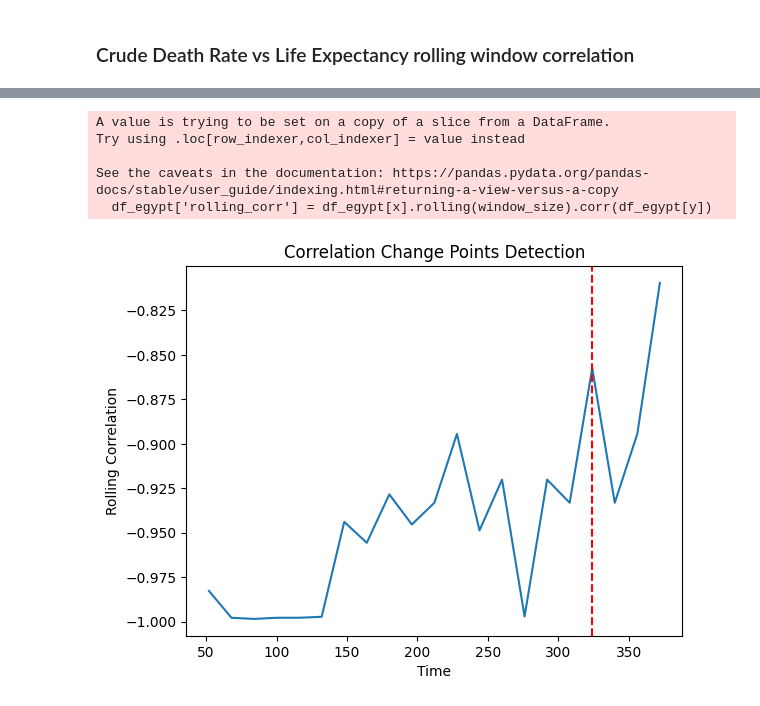
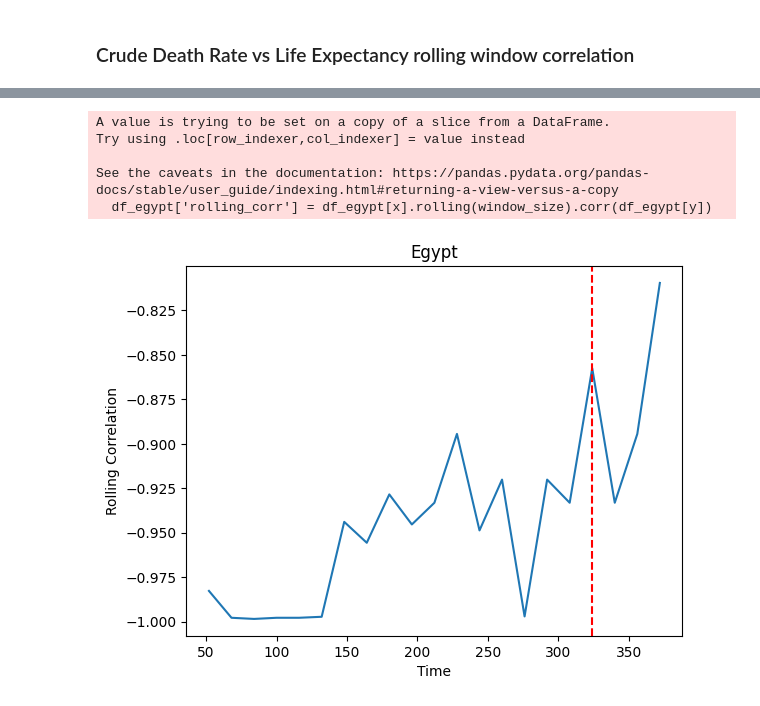
Before and after one commit to SebastianWikt/DS4002-P2, a Jupyter notebook: Scripts/Project_2_running_corr.ipynb, the cells around one changed output, grey strips where cells are left out. Cells and saved outputs as stored; diff of their text form; code cells hidden in the pictures.

```diff
--- a/Scripts/Project_2_running_corr.ipynb
+++ b/Scripts/Project_2_running_corr.ipynb
@@ -142,29 +142,29 @@ See the caveats in the documentation: https://pandas.pydata.org/pandas-docs/stab
 # %%
 df_egypt = df.loc[df['Name'] == 'Egypt']
 
 x = 'Crude Death Rate'
 y = 'Life Expectancy at Birth, Both Sexes'
 
 window_size = 4  # Adjust to the minimum value with no errors
 df_egypt['rolling_corr'] = df_egypt[x].rolling(window_size).corr(df_egypt[y])
 
 model = Pelt(model="rbf").fit(df_egypt['rolling_corr'].dropna().values)
 change_points = model.predict(pen=10)  # Adjust penalty as needed
 
 plt.plot(df_egypt.index, df_egypt['rolling_corr'])
 for cp in change_points:
     plt.axvline(x=df_egypt.index[cp-1], color='red', linestyle='--')
-plt.title('Correlation Change Points Detection')
+plt.title('Egypt')
 plt.xlabel('Time')
 plt.ylabel('Rolling Correlation')
 plt.show()
 # %% [output]
 A value is trying to be set on a copy of a slice from a DataFrame.
 Try using .loc[row_indexer,col_indexer] = value instead
 
 See the caveats in the documentation: https://pandas.pydata.org/pandas-docs/stable/user_guide/indexing.html#returning-a-view-versus-a-copy
   df_egypt['rolling_corr'] = df_egypt[x].rolling(window_size).corr(df_egypt[y])
-[figure, old version]
+[figure, new version]
 # %%
 df_mexico = df.loc[df['Name'] == 'Mexico']
 
```
Also changed, not shown: parts of 4 cells of this notebook.
